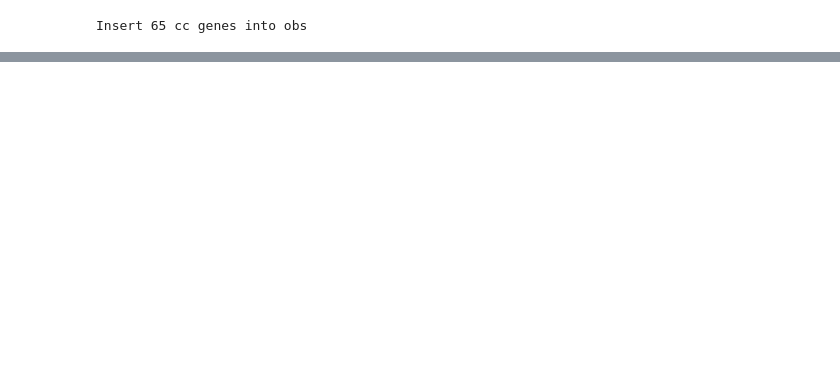
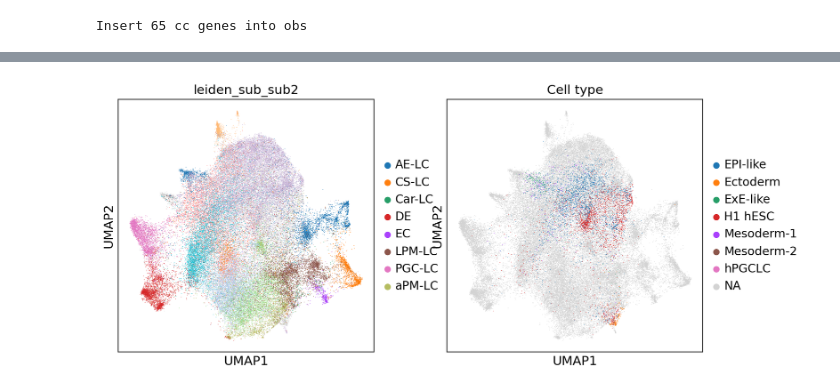
Before and after one commit to stanfish06/micropattern, a Jupyter notebook: notebooks/eda.ipynb, the cells around one changed output, grey strips where cells are left out. Drawn from its saved outputs; the diff is of its cells as text; code cells hidden in the pictures; blank space fills up the shorter version.

```diff
--- a/notebooks/eda.ipynb
+++ b/notebooks/eda.ipynb
@@ -285,0 +338,9 @@ Insert 65 cc genes into obs
+# %%
+trans = umap.UMAP(n_neighbors=50, min_dist=0.01, spread=1.0, n_components=2, negative_sample_rate=5, random_state=1, a=None, b=None).fit(adata.obsm["X_scvi"][~adata.obs["sample_labels"].str.contains("GSM")])
+adata.obsm['X_all2heemskerk'] = trans.transform(adata.obsm['X_scvi'])
+# %%
+sc.set_figure_params(figsize=(5,5))
+# %%
+sc.pl.umap(adata, color=["leiden_sub_sub2", "Cell type"])
+# %% [output]
+[figure, added]
```
Also changed, not shown: parts of 7 cells of this notebook, 1 other file.
